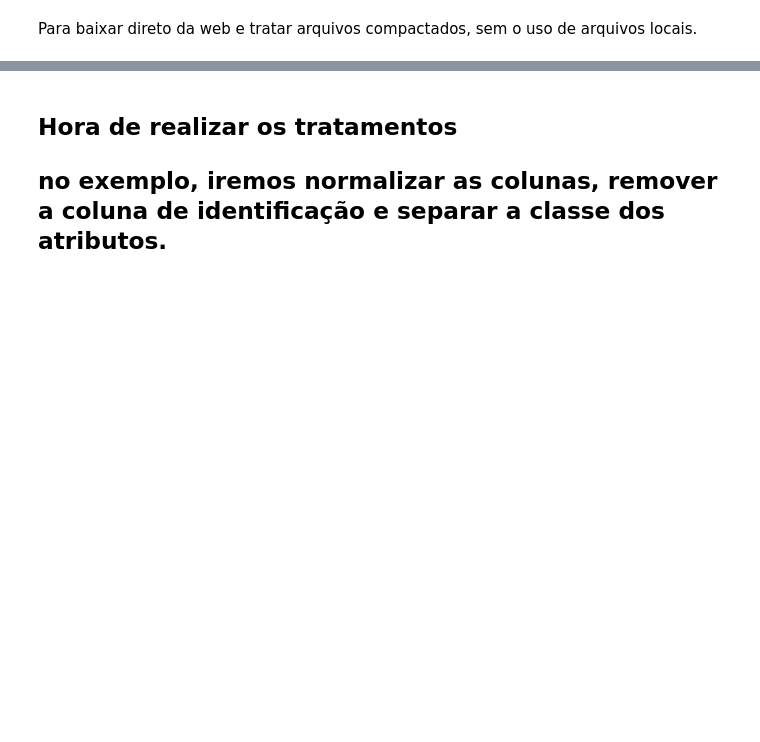
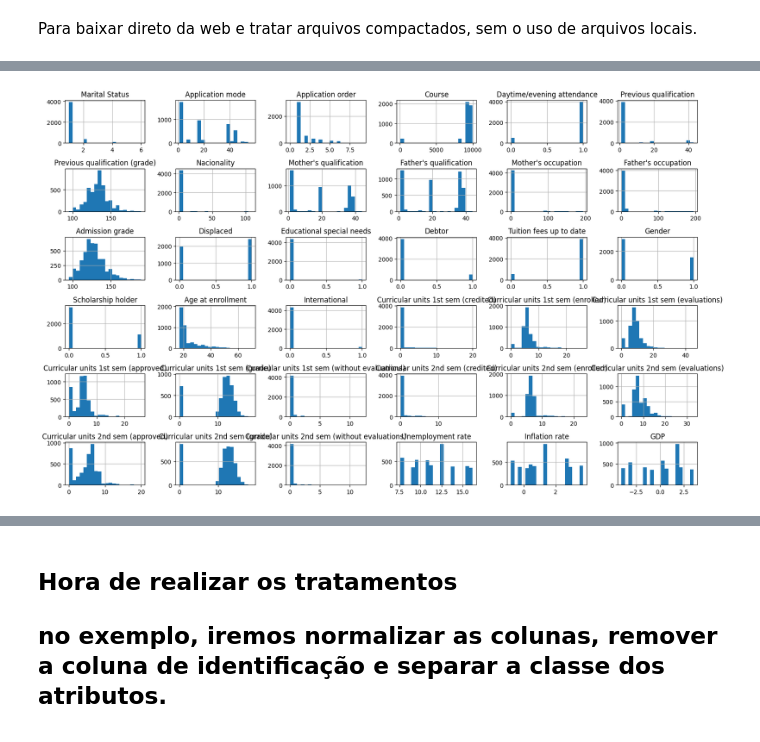
Before and after one commit to Lucasmsorretino/TrabArqDados, a Jupyter notebook: trab2.ipynb, the cells around one changed output, grey strips where cells are left out. Drawn from its saved outputs; the diff is of its cells as text; code cells hidden in the pictures; blank space fills up the shorter version.

```diff
--- a/trab2.ipynb
+++ b/trab2.ipynb
@@ -128,0 +181,6 @@ Name: count, dtype: int64
+# %%
+X.hist(bins=20, figsize=(16,10))
+plt.tight_layout()
+plt.show()
+# %% [output]
+[figure, added]
```
Also changed, not shown: parts of 27 cells of this notebook, 2 other files.
